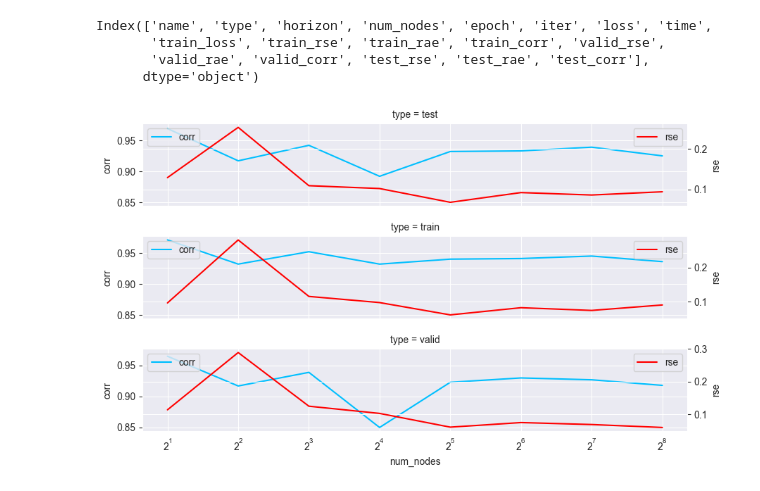
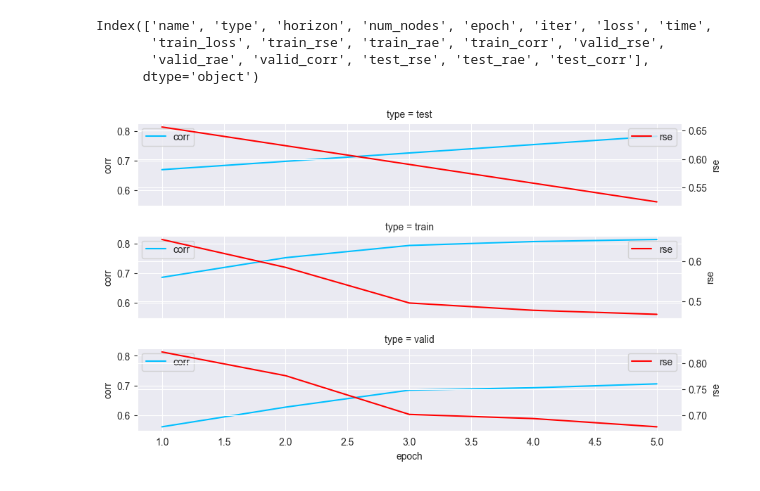
Before and after one commit to MBristle/MTGNN, a Jupyter notebook: experiment_visualization.ipynb, the cells around one changed output. Saved outputs shown, nothing was run; the diff lists cells and outputs as text; code cells hidden in the pictures.

```diff
--- a/experiment_visualization.ipynb
+++ b/experiment_visualization.ipynb
@@ -4,16 +4,18 @@ import pandas as pd
 import sns as sns
 
 experiment_names = {
-    'horizon': './experiment_horizon_electricity.log',
-    'num_nodes': './experiment_dimension_electricity.log',
+    'horizon': './logs/experiment_horizon_electricity.log',
+    'num_nodes': './logs/experiment_dimension_electricity.log',
+    'new_ds_walmart': './logs/new_ds_walmart.log'
 }
-ex_name = 'num_nodes'
+ex_name = 'new_ds_walmart'
 with open(experiment_names[ex_name], 'r') as file:
     data_str = file.read().replace("'",'"')[:-2]
     data = pd.read_json(f"[{data_str}]",)
 # %%
 df = data
 df = df[df['type']!= 'loss']
+df = df[df['type']!= 'final_valid']
 df = df[df['epoch']>= 1]
 df = df[df['horizon']>= 1]
 df.loc[df['valid_rse']>-1, 'type'] = 'valid'
@@ -36,17 +38,19 @@ Index(['name', 'type', 'horizon', 'num_nodes', 'epoch', 'iter', 'loss', 'time',
       dtype='object')
 # %%
 import seaborn as sns
+x_axis = 'epoch'
+
 g = sns.FacetGrid(df_wide, row="type",height=1.7, aspect=5)
 for name in g.axes_dict:
     sub_plot =g.axes_dict[name]
-    sns.lineplot(df_wide.loc[df_wide['type']==name],x=ex_name,y='corr',color='deepskyblue',ax = sub_plot, label="corr")
-    sub_plot.set_xscale('log', base=2)
+    sns.lineplot(df_wide.loc[df_wide['type']==name],x=x_axis,y='corr',color='deepskyblue',ax = sub_plot, label="corr")
+    # sub_plot.set_xscale('log', base=2)
     sub_plot.legend(loc="upper left")
     ax2 = sub_plot.axes.twinx()
-    ax2.set_xscale('log', base=2)
-    sns.lineplot(df_wide.loc[df_wide['type']==name],x=ex_name,y='rse',color='red',ax = ax2, label="rse")
+    # ax2.set_xscale('log', base=2)
+    sns.lineplot(df_wide.loc[df_wide['type']==name],x=x_axis,y='rse',color='red',ax = ax2, label="rse")
     ax2.legend(loc="upper right")
 
-g.savefig(f"./experiment_{ex_name}_electricity.png")
+g.savefig(f"./images/experiment_{ex_name}.png")
 # %% [output]
-[figure, old version]
+[figure, new version]
```
Also changed, not shown: 1 other file.
